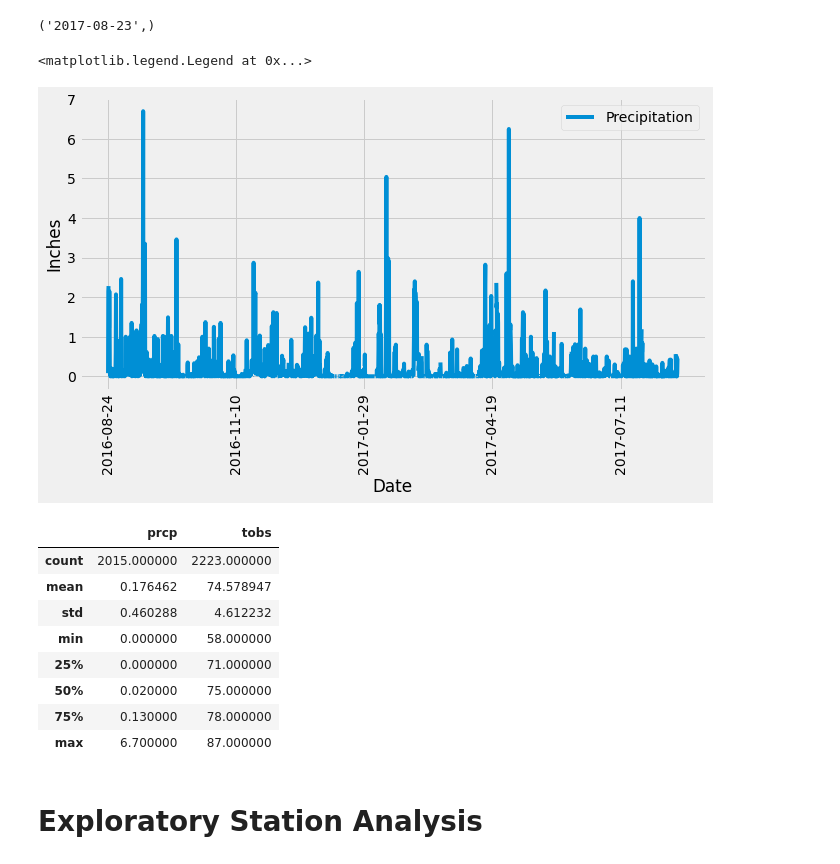
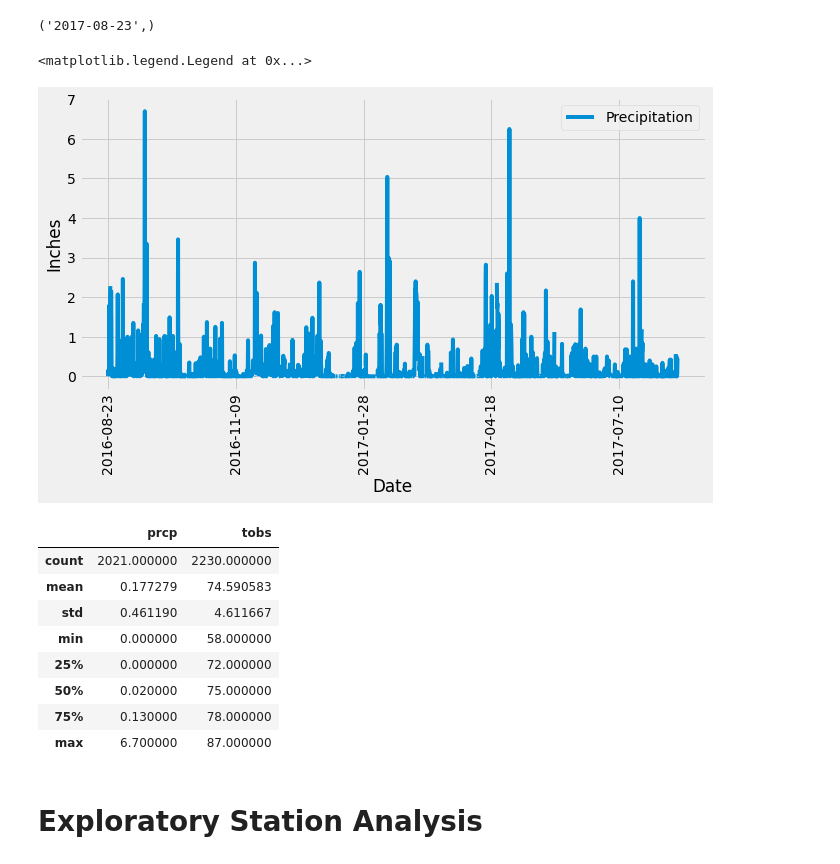
Before and after one commit to mattdhill011/sqlalchemy-challenge, a Jupyter notebook: climate_starter.ipynb, the cells around one changed output. Saved outputs shown, nothing was run; the diff lists cells and outputs as text; code cells hidden in the pictures.

```diff
--- a/climate_starter.ipynb
+++ b/climate_starter.ipynb
@@ -53,59 +54,46 @@ session.query(Measurement.date).order_by(Measurement.date.desc()).first()
 # %%
 # Design a query to retrieve the last 12 months of precipitation data and plot the results.
 # Starting from the most recent data point in the database.
 
 most_recent_date = session.query(Measurement.date).order_by(Measurement.date.desc()).first()[0]
 
 # Calculate the date one year from the last date in data set.
 
-most_recent_date = list(most_recent_date)
-if most_recent_date[3] != '0':
-    most_recent_date[3] = str(int(most_recent_date[3]) - 1)
-else:
-    most_recent_date[3] = '9'
-    if most_recent_date[2] != '0':
-        most_recent_date[2] = str(int(most_recent_date[2]) -1)
-    else:
-        most_recent_date[2] = '9'
-        if most_recent_date[1] != '0':
-            most_recent_date[1] = str(int(most_recent_date[1]) -1)
-        else:
-            most_recent_date[1] = '9'
-            most_recent_date[0] = str(int(most_recent_date[0]) -1)
-most_recent_date = "".join(most_recent_date)
-
-
+# Use datetime to convert it to a datetime object and then use relativedelta imported from dateutil to subtract one year
+recent_datetime = dt.datetime.strptime(most_recent_date, '%Y-%m-%d')
+last_year_datetime = recent_datetime - relativedelta(years=1)
+last_year = dt.datetime.strftime(last_year_datetime, '%Y-%m-%d')
 
 # Perform a query to retrieve the data and precipitation scores
 
-measurements = session.query(Measurement.id, Measurement.station, Measurement.date, Measurement.prcp, Measurement.tobs).filter(Measurement.date > most_recent_date).order_by(Measurement.date).all()
+measurements = session.query(Measurement.id, Measurement.station, Measurement.date, Measurement.prcp, Measurement.tobs).filter(Measurement.date >= last_year).order_by(Measurement.date).all()
 
 # Save the query results as a Pandas DataFrame and set the index to the date column
 
 measurement_df = pd.DataFrame(measurements, columns=['id','station','date','prcp','tobs'])
 measurement_df.set_index('date', inplace=True)
 
 # Sort the dataframe by date
 
 measurement_df.sort_index
 
 # Use Pandas Plotting with Matplotlib to plot the data
 
 measurement_df.plot(y=['prcp'], figsize=[10,5], ylabel="Inches", xlabel="Date", rot=90).legend(["Precipitation"])
 # %% [output]
 <matplotlib.legend.Legend at 0x...>
-[figure, old version]
+[figure, new version]
 # %%
 # Use Pandas to calcualte the summary statistics for the precipitation data
 
 measurement_df[['prcp','tobs']].describe()
 # %% [output]
 |  | prcp | tobs |
-| count | 2015.000000 | 2223.000000 |
-| mean | 0.176462 | 74.578947 |
-| std | 0.460288 | 4.612232 |
+| count | 2021.000000 | 2230.000000 |
+| mean | 0.177279 | 74.590583 |
+| std | 0.461190 | 4.611667 |
 | min | 0.000000 | 58.000000 |
-| 25% | 0.000000 | 71.000000 |
+| 25% | 0.000000 | 72.000000 |
 | 50% | 0.020000 | 75.000000 |
 | 75% | 0.130000 | 78.000000 |
 | max | 6.700000 | 87.000000 |
```
Also changed, not shown: parts of 2 cells of this notebook, 1 other file.
